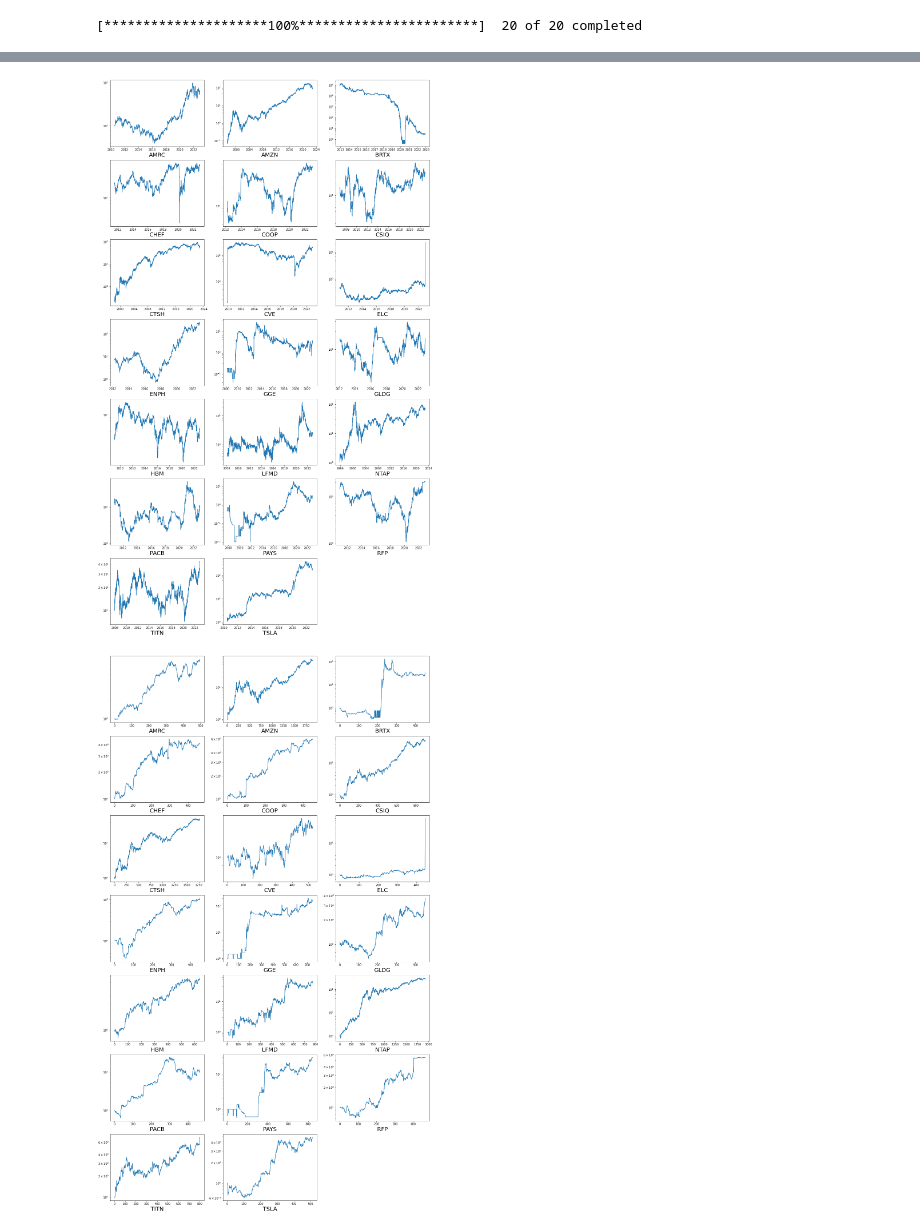
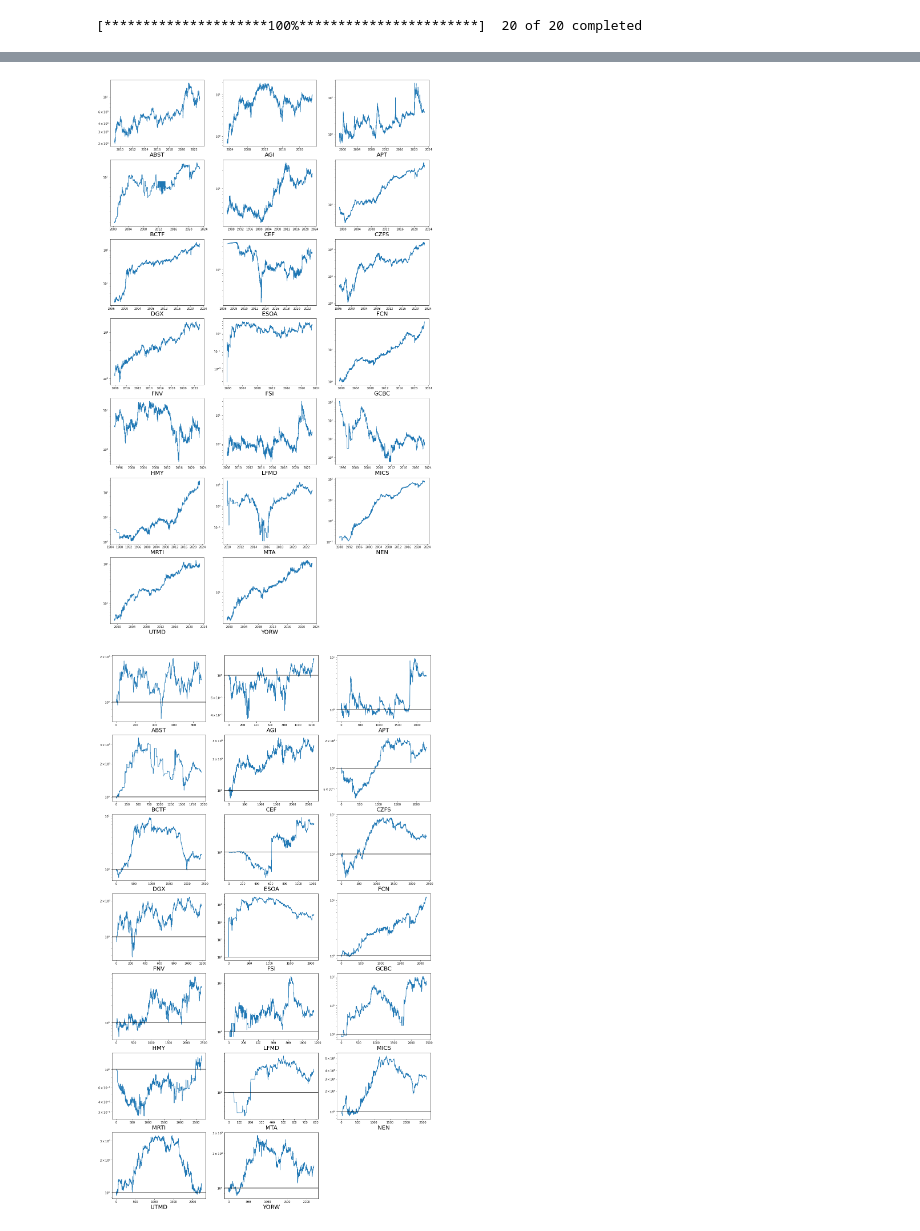
Before and after one commit to damiansp/marketModeling, a Jupyter notebook: notebooks/best_stock_by_state.py.ipynb, the cells around one changed output, grey strips where cells are left out. Cells and saved outputs as stored; diff of their text form; code cells hidden in the pictures.

```diff
--- a/notebooks/best_stock_by_state.py.ipynb
+++ b/notebooks/best_stock_by_state.py.ipynb
@@ -337,12 +337,13 @@ df.mean(), df.median()
 # %%
 always_exclude = ['NXN', 'NXP']
 exclude = {
-    0: ['ABST', 'AGI', 'APT', 'CZFS', 'ELC', 'ESOA', 'FSI', 'GCBC', 'GME', 'IPB', 'RNR', 'WTRG'],
+    0: ['CTSH', 'ELC', 'ORLY', 'WTRG'],
     1: ['DTST', 'FSI'],
     7: ['ELC']}
 # %%
 best_weighted = [
-    s for s in df.index if s not in exclude[CURRENT_STATE] + always_exclude
+    s for s in df.index
+    if s not in exclude[CURRENT_STATE] + always_exclude
 ][:20]
 # %%
 print(sorted(best_weighted))
@@ -400,20 +402,21 @@ for i, sym in enumerate(list(data)):
     plt.xlabel(sym)
     plt.yscale('log');
 # %% [output]
-[figure, old version]
+[figure, new version]
 # %%
 plt.figure(figsize=[20, 35])
 for i, sym in enumerate(list(data)):
     if sym == 'state':
         continue
     plt.subplot(7, 3, i + 1)
     dr = get_daily_returns(data[sym])
     dr = dr[data.state == CURRENT_STATE]
     dr = dr[dr.notnull()]
     dr = (dr + 1).to_numpy()
     dr = np.array([1] + list(dr))
     plt.plot(dr.cumprod())
+    plt.axhline(y=dr[0], color='k')
     plt.yscale('log')
     plt.xlabel(sym);
 # %% [output]
-[figure, old version]
+[figure, new version]
```
Also changed, not shown: parts of 13 cells of this notebook, 11 other files.
